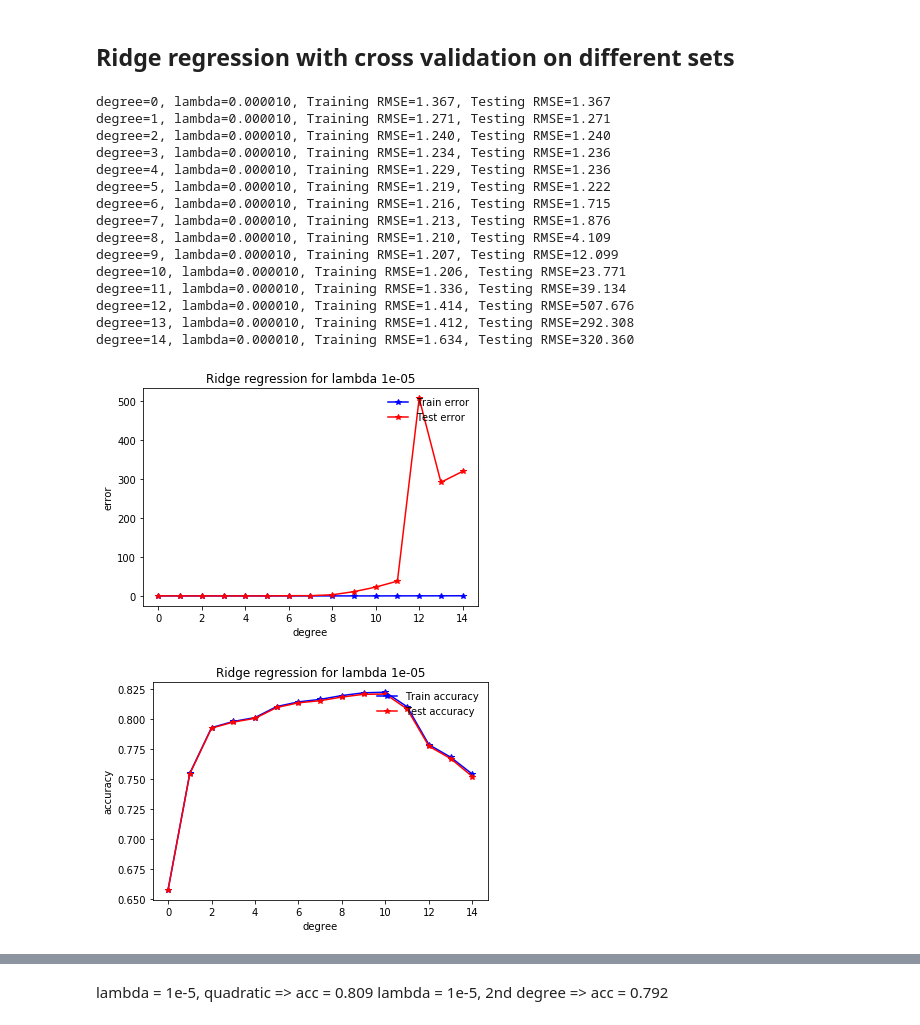
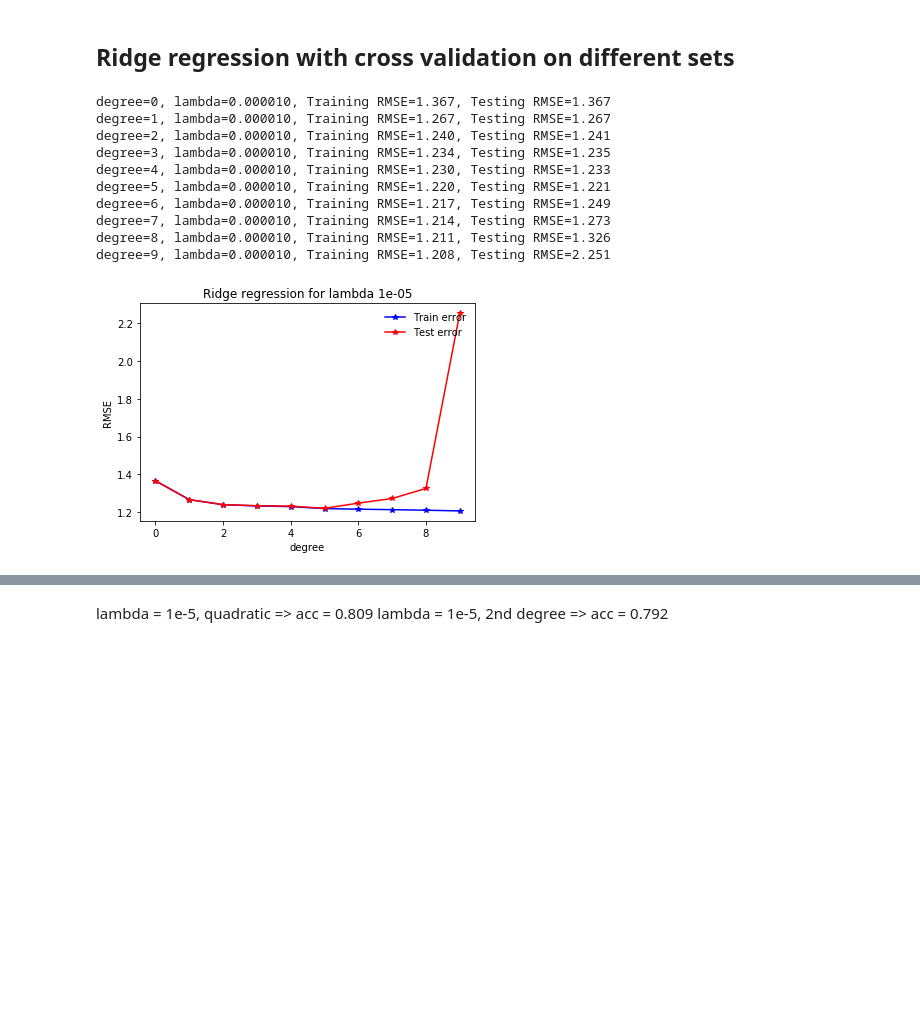
Before and after one commit to dedeswim/ml_project_1, a Jupyter notebook: notebooks/ridge_regression.ipynb, the cells around one changed output, grey strips where cells are left out. Cells and saved outputs as stored; diff of their text form; code cells hidden in the pictures; blank space fills up the shorter version.

```diff
--- a/notebooks/ridge_regression.ipynb
+++ b/notebooks/ridge_regression.ipynb
@@ -278,7 +278,7 @@ def ridge_regression_cross_degree_search_sets(x, y, lambda_, degrees, k):
             y_i = y[x_jet_indexes[i]]
             tx_del = np.delete(tx_i, jet_indexes[i], axis=1)
 
-            for li in log_indexes[i]:
+            for li in range(tx_del.shape[1]):
                 # print(tx_del[:,li].min())
                 tx_del[:,li] = np.apply_along_axis(lambda n: np.log(1 + abs(tx_del[:,li].min()) + n), 0, tx_del[:,li])
 
@@ -307,7 +307,7 @@ def ridge_regression_cross_degree_search_sets(x, y, lambda_, degrees, k):
                    d=degree, l=lambda_, tr=rmse_tr[ind], te=rmse_te[ind]))
 
     plot_poly_degree_error(rmse_tr, rmse_te, degrees, lambda_)
-    plot_poly_degree_accuracy(acc_tr, acc_te, degrees, lambda_)
+    # plot_poly_degree_accuracy(acc_tr, acc_te, degrees, lambda_)
 
     return ws, rmse_tr, rmse_te
 # %%
@@ -323,28 +323,22 @@ x[:, 0][x[:, 0] == -999] = np.median(x[:, 0][x[:, 0] != -999])
 x = np.column_stack((x, x_mass))
 # %%
 lambda_ = 1e-5
-degrees = range(15)
+degrees = range(10)
 k = 5
 
 ws, rmse_tr, rmse_te = ridge_regression_cross_degree_search_sets(x, y, lambda_, degrees, k)
 # %% [output]
 degree=0, lambda=0.000010, Training RMSE=1.367, Testing RMSE=1.367
-degree=1, lambda=0.000010, Training RMSE=1.271, Testing RMSE=1.271
-degree=2, lambda=0.000010, Training RMSE=1.240, Testing RMSE=1.240
-degree=3, lambda=0.000010, Training RMSE=1.234, Testing RMSE=1.236
-degree=4, lambda=0.000010, Training RMSE=1.229, Testing RMSE=1.236
-degree=5, lambda=0.000010, Training RMSE=1.219, Testing RMSE=1.222
-degree=6, lambda=0.000010, Training RMSE=1.216, Testing RMSE=1.715
-degree=7, lambda=0.000010, Training RMSE=1.213, Testing RMSE=1.876
-degree=8, lambda=0.000010, Training RMSE=1.210, Testing RMSE=4.109
-degree=9, lambda=0.000010, Training RMSE=1.207, Testing RMSE=12.099
-degree=10, lambda=0.000010, Training RMSE=1.206, Testing RMSE=23.771
-degree=11, lambda=0.000010, Training RMSE=1.336, Testing RMSE=39.134
-degree=12, lambda=0.000010, Training RMSE=1.414, Testing RMSE=507.676
-degree=13, lambda=0.000010, Training RMSE=1.412, Testing RMSE=292.308
-degree=14, lambda=0.000010, Training RMSE=1.634, Testing RMSE=320.360
+degree=1, lambda=0.000010, Training RMSE=1.267, Testing RMSE=1.267
+degree=2, lambda=0.000010, Training RMSE=1.240, Testing RMSE=1.241
+degree=3, lambda=0.000010, Training RMSE=1.234, Testing RMSE=1.235
+degree=4, lambda=0.000010, Training RMSE=1.230, Testing RMSE=1.233
+degree=5, lambda=0.000010, Training RMSE=1.220, Testing RMSE=1.221
+degree=6, lambda=0.000010, Training RMSE=1.217, Testing RMSE=1.249
+degree=7, lambda=0.000010, Training RMSE=1.214, Testing RMSE=1.273
+degree=8, lambda=0.000010, Training RMSE=1.211, Testing RMSE=1.326
+degree=9, lambda=0.000010, Training RMSE=1.208, Testing RMSE=2.251
-[figure, old version]
+[figure, new version]
-[figure, removed]
 # %%
 def ridge_regression_cross_lambda_search_sets(x, y, lambdas, k):
 
```
Also changed, not shown: parts of 6 cells of this notebook, 17 other files.
